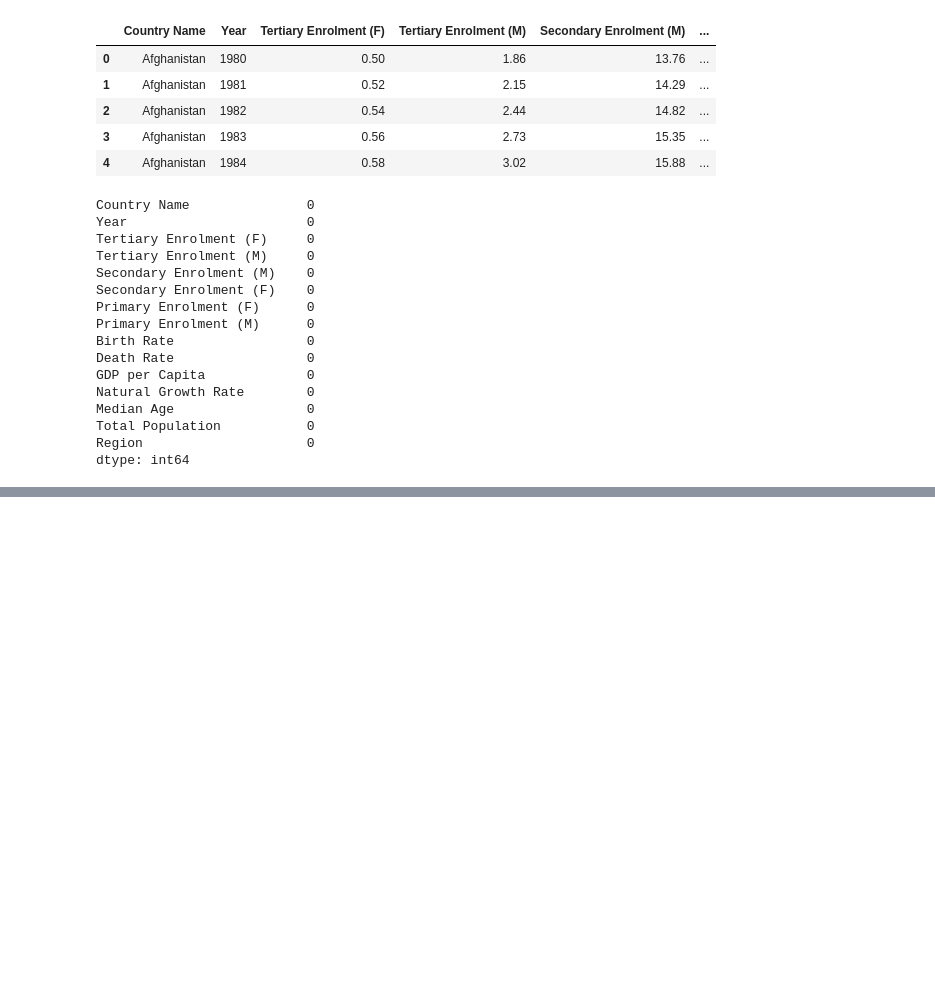
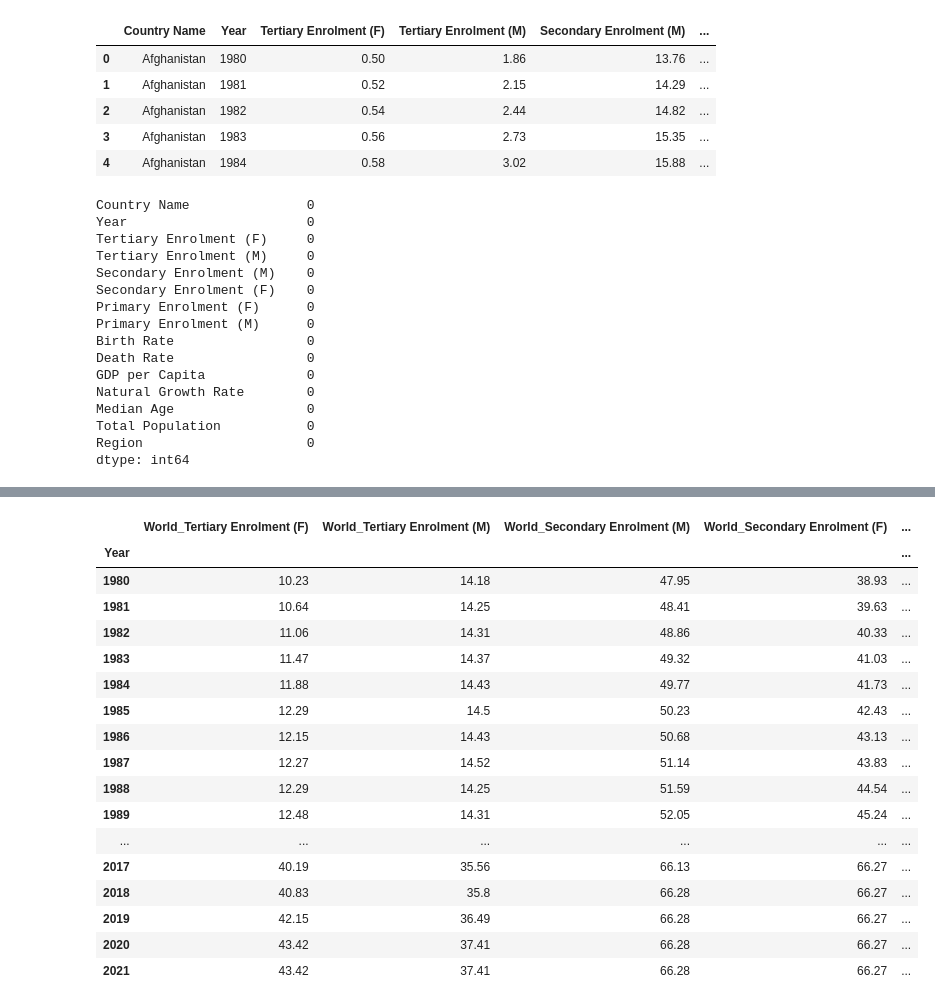
Before and after one commit to JavierVillares/Final-Project-at-Ironhack, a Jupyter notebook: Notebooks/Cleaning MEGAMERGE.ipynb, the cells around one changed output, grey strips where cells are left out. Cells and saved outputs as stored; diff of their text form; code cells hidden in the pictures; blank space fills up the shorter version.

```diff
--- a/Notebooks/Cleaning MEGAMERGE.ipynb
+++ b/Notebooks/Cleaning MEGAMERGE.ipynb
@@ -717,6 +732,23 @@ for year in filled_megamerge_df['Year'].unique():
     results.append(metrics_comparison)
 
 comparison_df = pd.DataFrame(results)
+# %%
+float_columns =filled_megamerge_df.select_dtypes(include=['float64']).columns
+
+# Round the float columns to 2 decimal places
+filled_megamerge_df[float_columns] =filled_megamerge_df[float_columns].round(2)
 # %%
 #save the data cleanly in cleaned file
 filled_megamerge_df.to_csv('/Users/javi/Desktop/Ironhack/Entregas_de_github/Final-Project-at-Ironhack/Data/Cleaned/MEGAMERGE_machine_learning_ready.csv',index=False)
+# %%
+# Filter the dataframe to include only rows where Country Name is 'World'
+world_data = filled_megamerge_df[filled_megamerge_df['Country Name'] == 'World']
+# %%
+# Pivot the table to make 'Year' the index and other columns as data columns
+world_data_pivot = world_data.pivot(index='Year', columns='Country Name', values=world_data.columns[2:])
+
+# Flatten the multi-index columns
+world_data_pivot.columns = [f"{col[1]}_{col[0]}" for col in world_data_pivot.columns]
+
+
+world_data_pivot.head()
@@ -722,0 +763,24 @@ filled_megamerge_df.to_csv('/Users/javi/Desktop/Ironhack/Entregas_de_github/Fina
+# %%
+# Drop the 'World_Region' column from the pivoted dataframe
+world_data_pivot.drop(columns=['World_Region'], inplace=True)
+# %%
+world_data_pivot
+# %% [output]
+|  | World_Tertiary Enrolment (F) | World_Tertiary Enrolment (M) | World_Secondary Enrolment (M) | World_Secondary Enrolment (F) | ... |
+| Year |  |  |  |  | ... |
+| 1980 | 10.23 | 14.18 | 47.95 | 38.93 | ... |
+| 1981 | 10.64 | 14.25 | 48.41 | 39.63 | ... |
+| 1982 | 11.06 | 14.31 | 48.86 | 40.33 | ... |
+| 1983 | 11.47 | 14.37 | 49.32 | 41.03 | ... |
+| 1984 | 11.88 | 14.43 | 49.77 | 41.73 | ... |
+| 1985 | 12.29 | 14.5 | 50.23 | 42.43 | ... |
+| 1986 | 12.15 | 14.43 | 50.68 | 43.13 | ... |
+| 1987 | 12.27 | 14.52 | 51.14 | 43.83 | ... |
+| 1988 | 12.29 | 14.25 | 51.59 | 44.54 | ... |
+| 1989 | 12.48 | 14.31 | 52.05 | 45.24 | ... |
+| ... | ... | ... | ... | ... | ... |
+| 2017 | 40.19 | 35.56 | 66.13 | 66.27 | ... |
+| 2018 | 40.83 | 35.8 | 66.28 | 66.27 | ... |
+| 2019 | 42.15 | 36.49 | 66.28 | 66.27 | ... |
+| 2020 | 43.42 | 37.41 | 66.28 | 66.27 | ... |
+| 2021 | 43.42 | 37.41 | 66.28 | 66.27 | ... |
```
Also changed, not shown: parts of 6 cells of this notebook, 13 other files.
